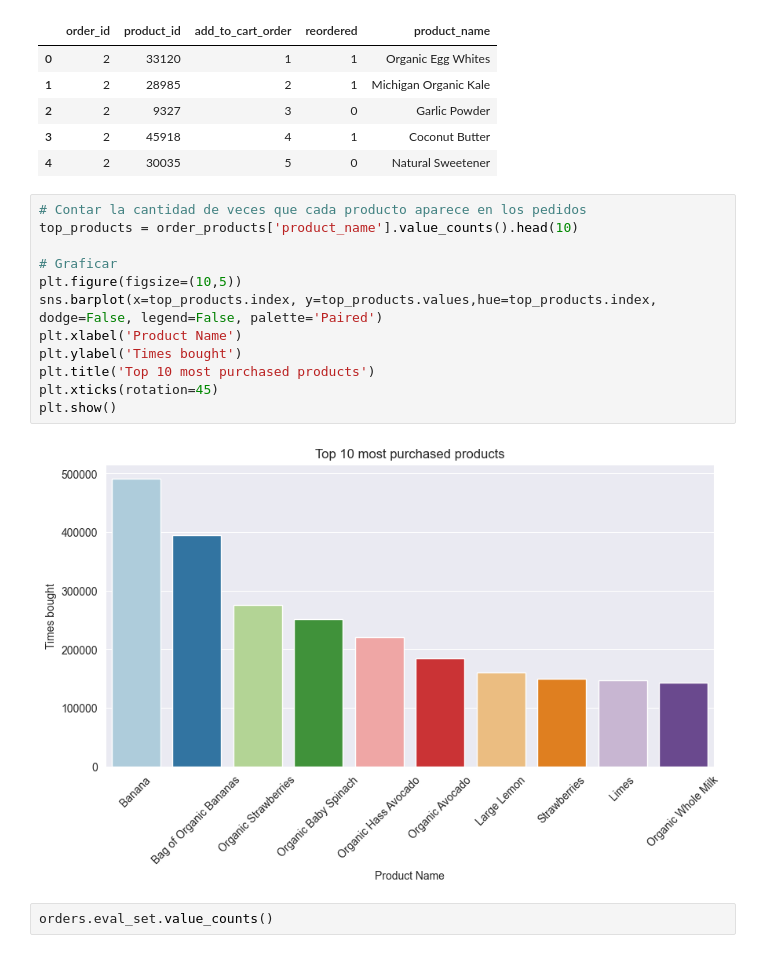
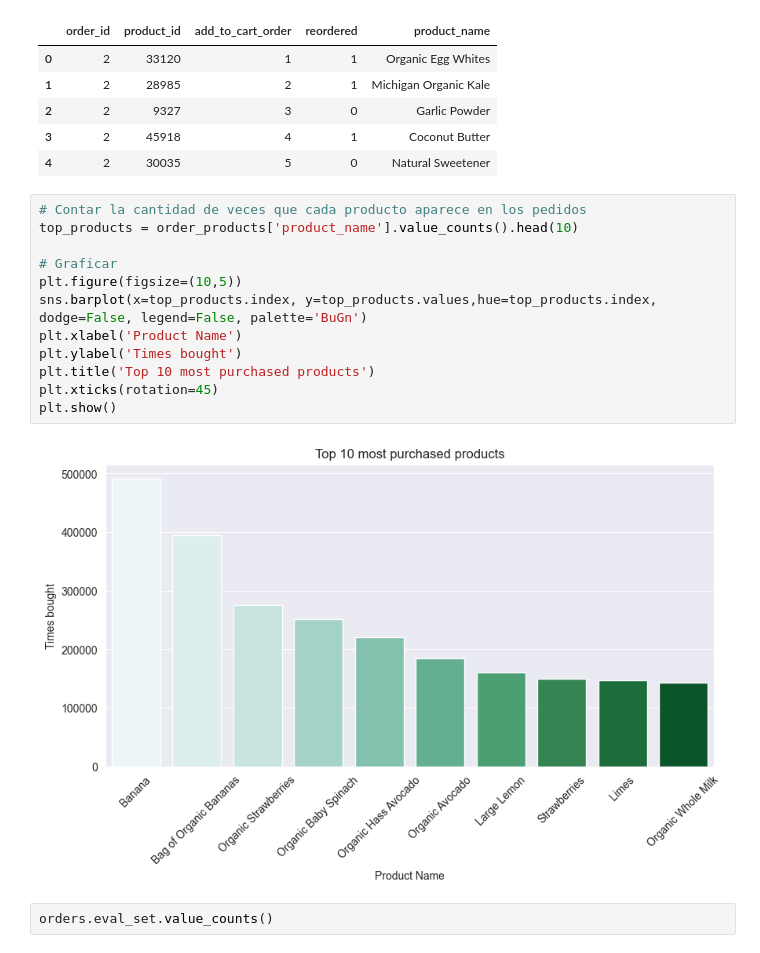
Before and after one commit to carotopia/Market-Basket-Analysis, a Jupyter notebook: DataAnalysis.ipynb, the cells around one changed output. Drawn from its saved outputs; the diff is of its cells as text.

```diff
--- a/DataAnalysis.ipynb
+++ b/DataAnalysis.ipynb
@@ -233,17 +233,17 @@ order_products.head()
 # %%
 # Contar la cantidad de veces que cada producto aparece en los pedidos
 top_products = order_products['product_name'].value_counts().head(10)
 
 # Graficar
 plt.figure(figsize=(10,5))
-sns.barplot(x=top_products.index, y=top_products.values,hue=top_products.index, dodge=False, legend=False, palette='Paired')
+sns.barplot(x=top_products.index, y=top_products.values,hue=top_products.index, dodge=False, legend=False, palette='BuGn')
 plt.xlabel('Product Name')
 plt.ylabel('Times bought')
 plt.title('Top 10 most purchased products')
 plt.xticks(rotation=45)
 plt.show()
 # %% [output]
-[figure, old version]
+[figure, new version]
 # %%
 orders.eval_set.value_counts()
 # %% [output]
```
